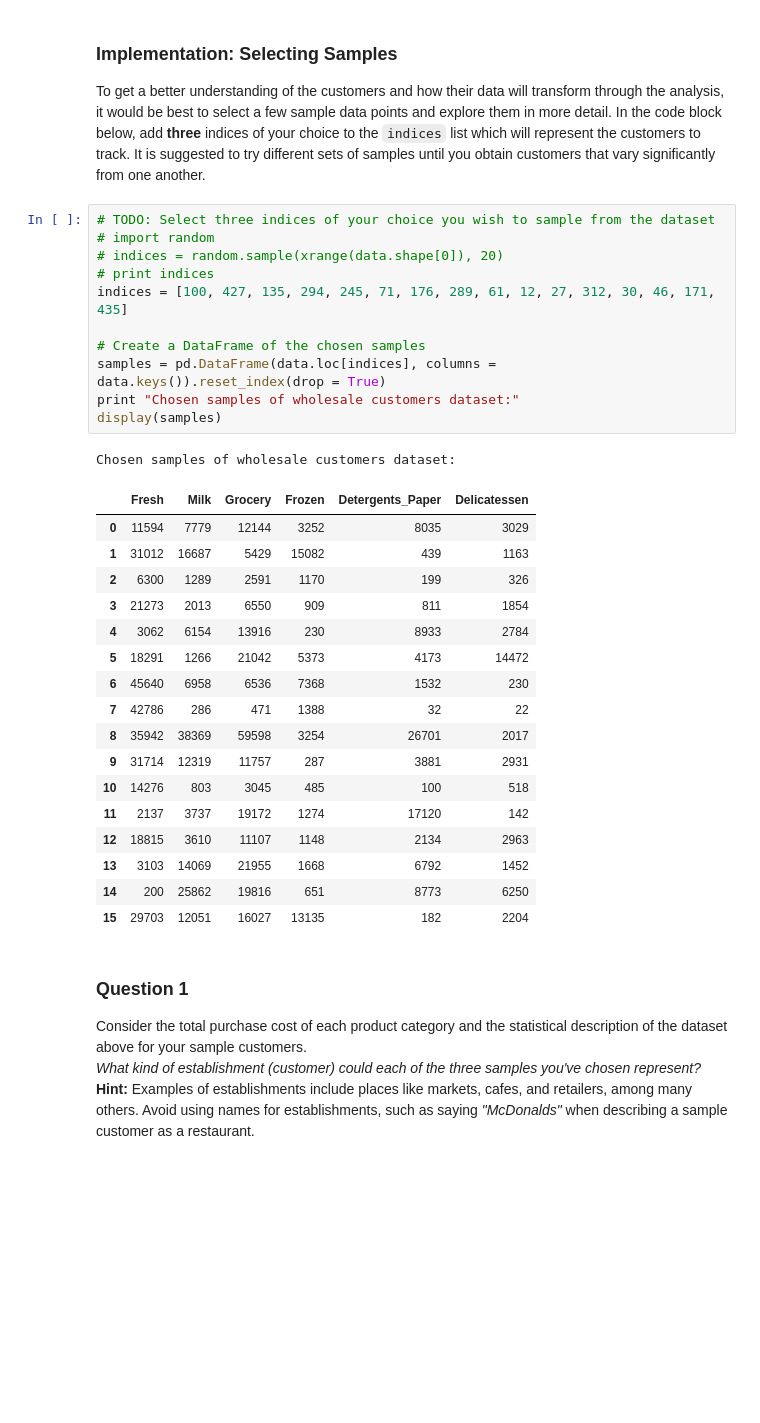
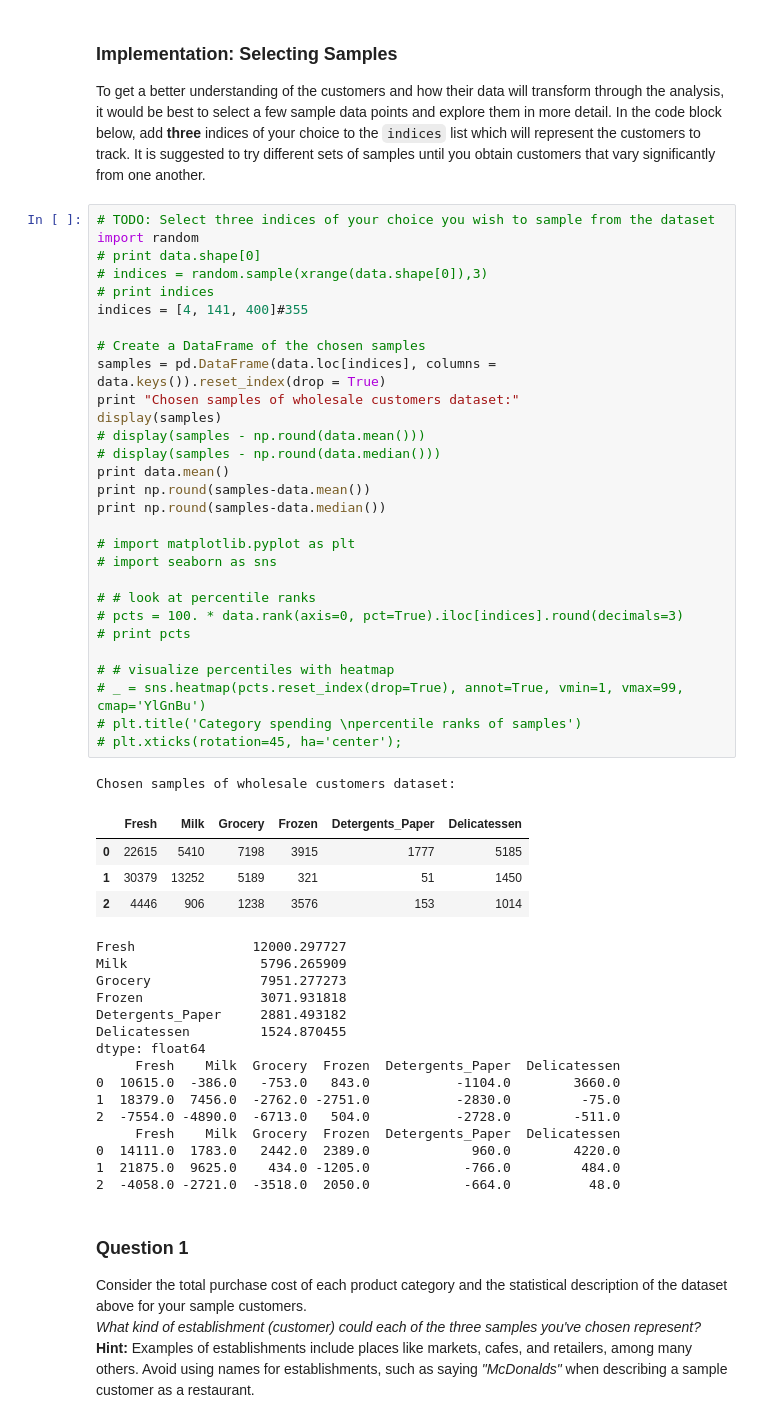
Before and after one commit to manprets/customer_segments, a Jupyter notebook: customer_segments.ipynb, the cells around one changed output. Drawn from its saved outputs; the diff is of its cells as text; blank space fills up the shorter version.

```diff
--- a/customer_segments.ipynb
+++ b/customer_segments.ipynb
@@ -58,34 +59,54 @@ display(data.describe())
 To get a better understanding of the customers and how their data will transform through the analysis, it would be best to select a few sample data points and explore them in more detail. In the code block below, add **three** indices of your choice to the `indices` list which will represent the customers to track. It is suggested to try different sets of samples until you obtain customers that vary significantly from one another.
 # %%
 # TODO: Select three indices of your choice you wish to sample from the dataset
-# import random
-# indices = random.sample(xrange(data.shape[0]), 20)
+import random
+# print data.shape[0]
+# indices = random.sample(xrange(data.shape[0]),3)
 # print indices
-indices = [100, 427, 135, 294, 245, 71, 176, 289, 61, 12, 27, 312, 30, 46, 171, 435]
+indices = [4, 141, 400]#355
 
 # Create a DataFrame of the chosen samples
 samples = pd.DataFrame(data.loc[indices], columns = data.keys()).reset_index(drop = True)
 print "Chosen samples of wholesale customers dataset:"
 display(samples)
+# display(samples - np.round(data.mean()))
+# display(samples - np.round(data.median()))
+print data.mean()
+print np.round(samples-data.mean())
+print np.round(samples-data.median())
+
+# import matplotlib.pyplot as plt
+# import seaborn as sns
+
+# # look at percentile ranks
+# pcts = 100. * data.rank(axis=0, pct=True).iloc[indices].round(decimals=3)
+# print pcts
+
+# # visualize percentiles with heatmap
+# _ = sns.heatmap(pcts.reset_index(drop=True), annot=True, vmin=1, vmax=99, cmap='YlGnBu')
+# plt.title('Category spending \npercentile ranks of samples')
+# plt.xticks(rotation=45, ha='center');
 # %% [output]
 Chosen samples of wholesale customers dataset:
 |  | Fresh | Milk | Grocery | Frozen | Detergents_Paper | Delicatessen |
-| 0 | 11594 | 7779 | 12144 | 3252 | 8035 | 3029 |
-| 1 | 31012 | 16687 | 5429 | 15082 | 439 | 1163 |
-| 2 | 6300 | 1289 | 2591 | 1170 | 199 | 326 |
-| 3 | 21273 | 2013 | 6550 | 909 | 811 | 1854 |
-| 4 | 3062 | 6154 | 13916 | 230 | 8933 | 2784 |
-| 5 | 18291 | 1266 | 21042 | 5373 | 4173 | 14472 |
-| 6 | 45640 | 6958 | 6536 | 7368 | 1532 | 230 |
-| 7 | 42786 | 286 | 471 | 1388 | 32 | 22 |
-| 8 | 35942 | 38369 | 59598 | 3254 | 26701 | 2017 |
-| 9 | 31714 | 12319 | 11757 | 287 | 3881 | 2931 |
-| 10 | 14276 | 803 | 3045 | 485 | 100 | 518 |
-| 11 | 2137 | 3737 | 19172 | 1274 | 17120 | 142 |
-| 12 | 18815 | 3610 | 11107 | 1148 | 2134 | 2963 |
-| 13 | 3103 | 14069 | 21955 | 1668 | 6792 | 1452 |
-| 14 | 200 | 25862 | 19816 | 651 | 8773 | 6250 |
-| 15 | 29703 | 12051 | 16027 | 13135 | 182 | 2204 |
+| 0 | 22615 | 5410 | 7198 | 3915 | 1777 | 5185 |
+| 1 | 30379 | 13252 | 5189 | 321 | 51 | 1450 |
+| 2 | 4446 | 906 | 1238 | 3576 | 153 | 1014 |
+Fresh               12000.297727
+Milk                 5796.265909
+Grocery              7951.277273
+Frozen               3071.931818
+Detergents_Paper     2881.493182
+Delicatessen         1524.870455
+dtype: float64
+     Fresh    Milk  Grocery  Frozen  Detergents_Paper  Delicatessen
+0  10615.0  -386.0   -753.0   843.0           -1104.0        3660.0
+1  18379.0  7456.0  -2762.0 -2751.0           -2830.0         -75.0
+2  -7554.0 -4890.0  -6713.0   504.0           -2728.0        -511.0
+     Fresh    Milk  Grocery  Frozen  Detergents_Paper  Delicatessen
+0  14111.0  1783.0   2442.0  2389.0             960.0        4220.0
+1  21875.0  9625.0    434.0 -1205.0            -766.0         484.0
+2  -4058.0 -2721.0  -3518.0  2050.0            -664.0          48.0
 # %% [markdown]
 ### Question 1
 Consider the total purchase cost of each product category and the statistical description of the dataset above for your sample customers.
```
Also changed, not shown: parts of 41 cells of this notebook.
